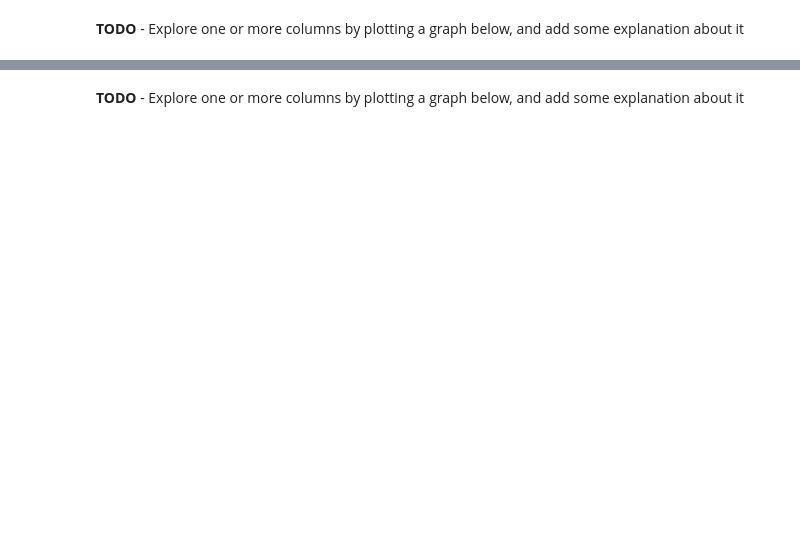
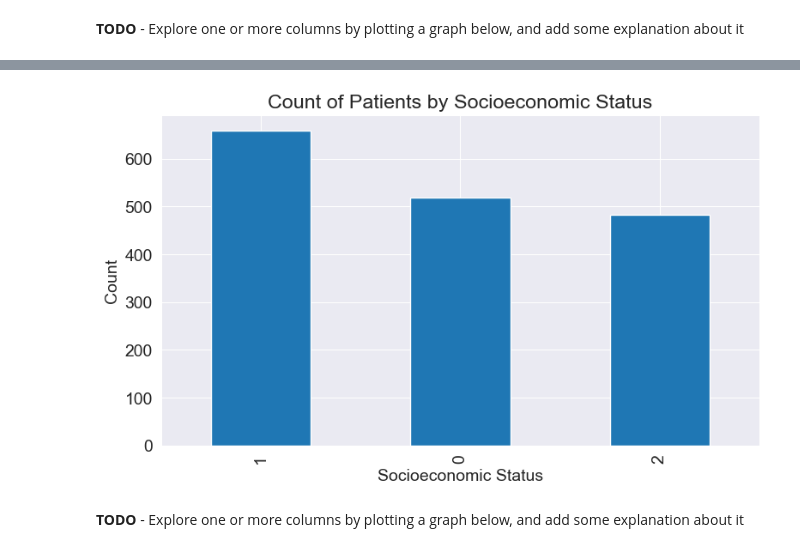
Before and after one commit to UzairHussain193/75-Days-Data-Science-Challenge, a Jupyter notebook: Day 28-29 - EDA Project/zerotopandas-course-project.ipynb, the cells around one changed output, grey strips where cells are left out. Cells and saved outputs as stored; diff of their text form; code cells hidden in the pictures; blank space fills up the shorter version.

```diff
--- a/Day 28-29 - EDA Project/zerotopandas-course-project.ipynb
+++ b/Day 28-29 - EDA Project/zerotopandas-course-project.ipynb
@@ -290,2 +465,11 @@ matplotlib.rcParams['figure.facecolor'] = '#00000000'
+# %%
+# Bar chart: Count of Patients by Socioeconomic Status
+df['SocioeconomicStatus'].value_counts().plot(kind='bar')
+plt.xlabel('Socioeconomic Status')
+plt.ylabel('Count')
+plt.title('Count of Patients by Socioeconomic Status')
+plt.show()
+# %% [output]
+[figure, added]
 # %% [markdown]
 **TODO** - Explore one or more columns by plotting a graph below, and add some explanation about it
```
Also changed, not shown: parts of 68 cells of this notebook, 20 other files.
